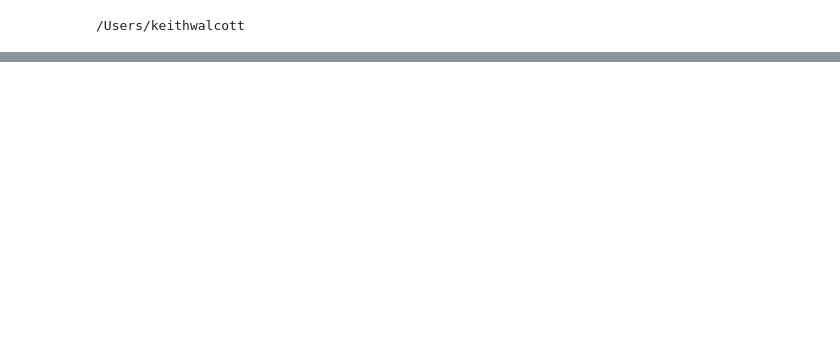
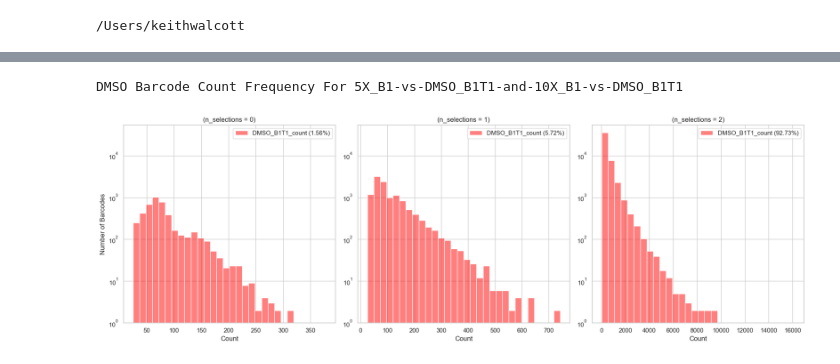
Before and after one commit to kwalcott97/kw_dms, a Jupyter notebook: Compare KW and BD func scores.ipynb, the cells around one changed output, grey strips where cells are left out. Drawn from its saved outputs; the diff is of its cells as text; code cells hidden in the pictures; blank space fills up the shorter version.

```diff
--- a/Compare KW and BD func scores.ipynb
+++ b/Compare KW and BD func scores.ipynb
@@ -289 +347,6 @@ for key in func_score_comparisons_4u8c:
+# %%
+plot_count_histograms(func_score_comparisons_coverage, '5X_B1-vs-DMSO_B1T1-and-10X_B1-vs-DMSO_B1T1')
+# %% [output]
+DMSO Barcode Count Frequency For 5X_B1-vs-DMSO_B1T1-and-10X_B1-vs-DMSO_B1T1
+[figure, added]
 # %%
```
Also changed, not shown: parts of 24 cells of this notebook, 1 other file.
